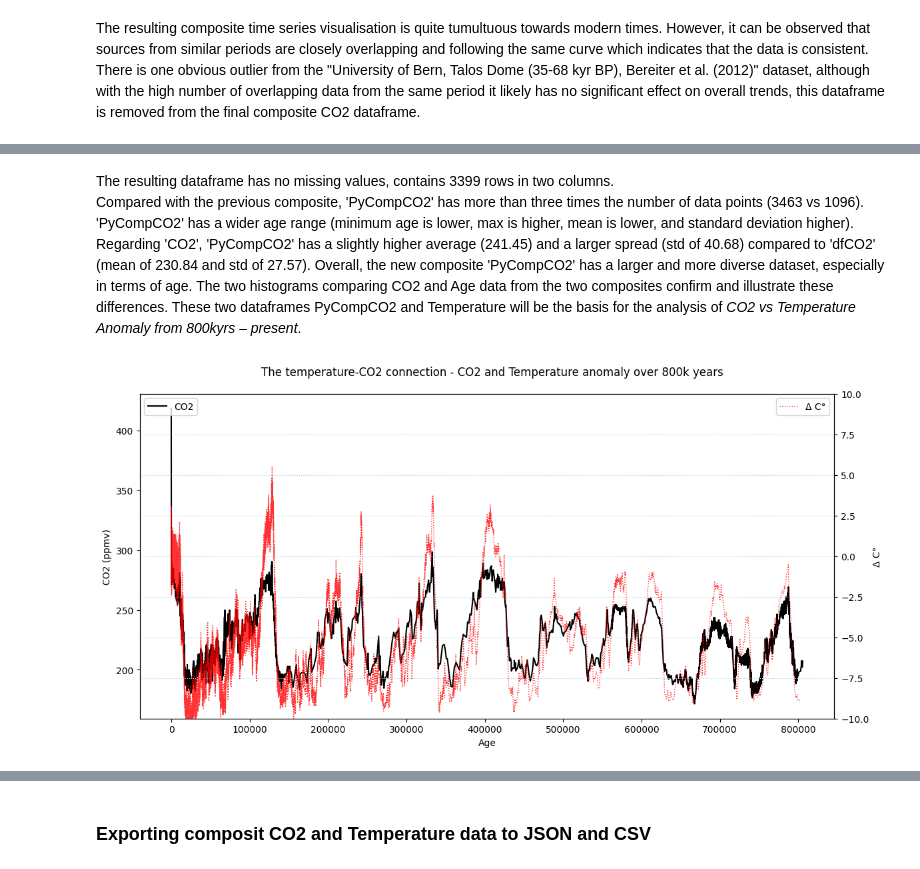
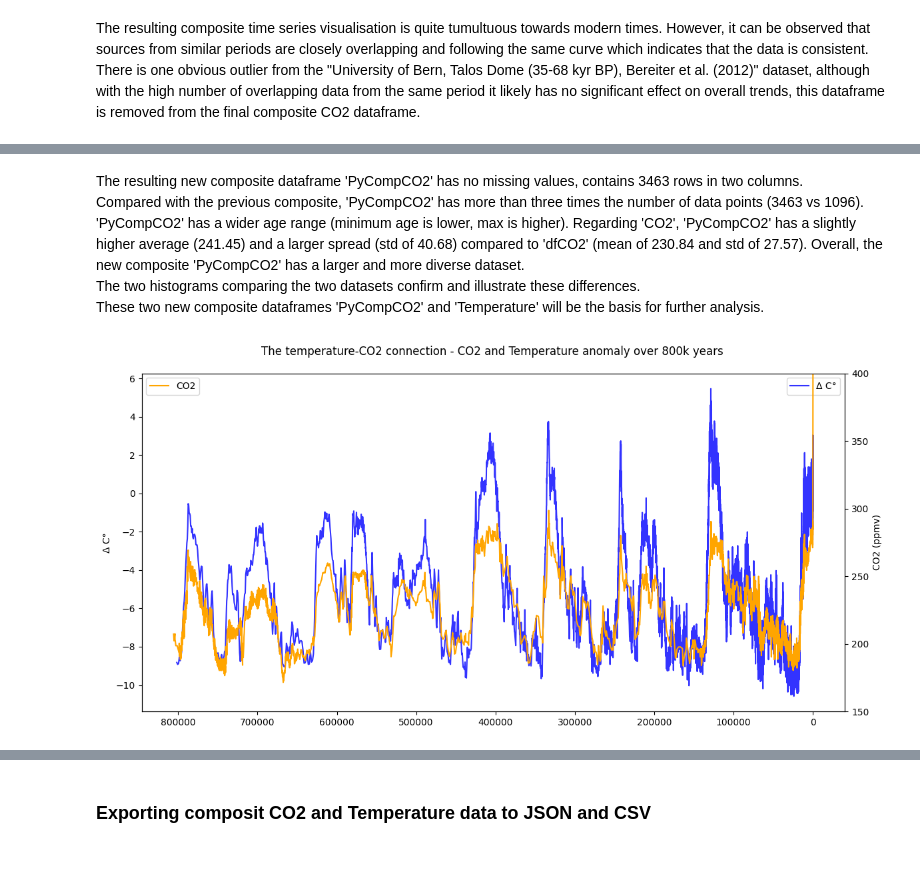
Before and after one commit to noyo0/ProgrammingForDataAnalysis_Project2, a Jupyter notebook: Project2/Project2.ipynb, the cells around one changed output, grey strips where cells are left out. Cells and saved outputs as stored; diff of their text form; code cells hidden in the pictures.

```diff
--- a/Project2/Project2.ipynb
+++ b/Project2/Project2.ipynb
@@ -397,29 +393,34 @@ max      798512.000000   298.600000
 [figure]
 # %% [markdown]
-The resulting dataframe has no missing values, contains 3399 rows in two columns. <br>Compared with the previous composite, 'PyCompCO2' has more than three times the number of data points (3463 vs 1096). 'PyCompCO2' has a wider age range (minimum age is lower, max is higher, mean is lower, and standard deviation higher). Regarding 'CO2', 'PyCompCO2' has a slightly higher average (241.45) and a larger spread (std of 40.68) compared to 'dfCO2' (mean of 230.84 and std of 27.57). Overall, the new composite 'PyCompCO2' has a larger and more diverse dataset, especially in terms of age. The two histograms comparing CO2 and Age data from the two composites confirm and illustrate these differences. These two dataframes PyCompCO2 and Temperature will be the basis for the analysis of *CO2 vs Temperature Anomaly from 800kyrs – present*.
+The resulting new composite dataframe 'PyCompCO2' has no missing values, contains 3463 rows in two columns. <br>Compared with the previous composite, 'PyCompCO2' has more than three times the number of data points (3463 vs 1096). 'PyCompCO2' has a wider age range (minimum age is lower, max is higher). Regarding 'CO2', 'PyCompCO2' has a slightly higher average (241.45) and a larger spread (std of 40.68) compared to 'dfCO2' (mean of 230.84 and std of 27.57). Overall, the new composite 'PyCompCO2' has a larger and more diverse dataset. <br>
+The two histograms comparing the two datasets confirm and illustrate these differences. <br>
+These two new composite dataframes 'PyCompCO2' and 'Temperature' will be the basis for further analysis.
-# %%
-#Plot temperature and CO2 composit with dual y axis
-
-#Dual axis (ref: https://python-graph-gallery.com/line-chart-dual-y-axis-with-matplotlib/)
-
-fig, ax1 = plt.subplots(figsize=(12,6))
-ax2=ax1.twinx()
-
-ax1.plot(PyCompCO2['Age'], PyCompCO2['CO2'],color='black', label='CO2',alpha=1) #CO2
-ax1.set_ylabel('CO2 (ppmv)')  # Set y-axis label
-ax1.set_xlabel('Age')
-ax1.legend(loc='upper left')
-
-
-ax2.plot(Temperature['Age'],Temperature['Temperature'],color='r',label='Δ C°',lw=1,linestyle=':',alpha=0.8)#temp
-ax2.set_ylabel('Δ C°')  # Set y-axis label
-ax2.set_ylim(-10,10) # Set y-axis label value limits to match article ref: https://theconversation.com/the-three-minute-story-of-800-000-years-of-climate-change-with-a-sting-in-the-tail-73368#:~:text=Thousands%20of%20years%20of%20snow,has%20varied%20through%20the%20millennia
-ax2.legend(loc='upper right')
-
-plt.legend()
-plt.suptitle(f"The temperature-CO2 connection - CO2 and Temperature anomaly over 800k years")
-plt.grid(True, linestyle=':', color='#ADD8E6')
-plt.tight_layout()
-plt.show()
-# %% [output]
-[figure, removed]
+# %%
+#Plot temperature and CO2 composit with dual y axis - compare with sample
+
+fig, ax1 = plt.subplots(figsize=(12,6))
+ax2=ax1.twinx()
+
+#temperature
+ax1.plot(Temperature['Age'],Temperature['Temperature'],color='blue',label='Δ C°',alpha=0.8)#temp
+ax1.set_ylabel('Δ C°')  # Set y-axis label as per reference
+ax1.legend(loc='upper right')
+ax1.invert_xaxis() # invert axis to match refernce
+#CO2
+ax2.plot(PyCompCO2['Age'], PyCompCO2['CO2'],color='orange', label='CO2',alpha=1) #CO2
+ax2.set_ylabel('CO2 (ppmv)')  # Set y-axis label
+ax2.set_ylim(150,400)
+ax2.set_xlabel('Age')
+ax2.legend(loc='upper left')
+
+plt.legend()
+plt.suptitle(f"The temperature-CO2 connection - CO2 and Temperature anomaly over 800k years")
+plt.tight_layout()
+plt.show()
+
+#Dual axis (ref: https://python-graph-gallery.com/line-chart-dual-y-axis-with-matplotlib/)
+#legend position (ref: https://www.statology.org/matplotlib-legend-position/)
+#axis limit (ref: https://stackabuse.com/how-to-set-axis-range-xlim-ylim-in-matplotlib/)
+# Referernce visual from original article (ref: https://theconversation.com/the-three-minute-story-of-800-000-years-of-climate-change-with-a-sting-in-the-tail-73368#:~:text=Thousands%20of%20years%20of%20snow,has%20varied%20through%20the%20millennia)
+# %% [output]
+[figure, added]
```
Also changed, not shown: parts of 28 cells of this notebook, 1 other file.
